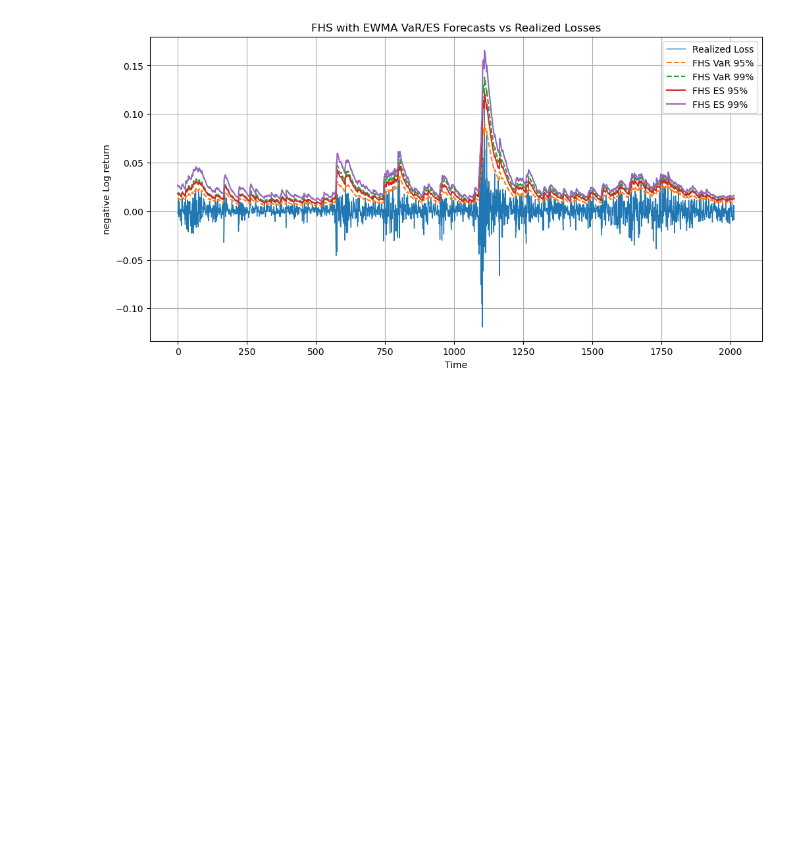
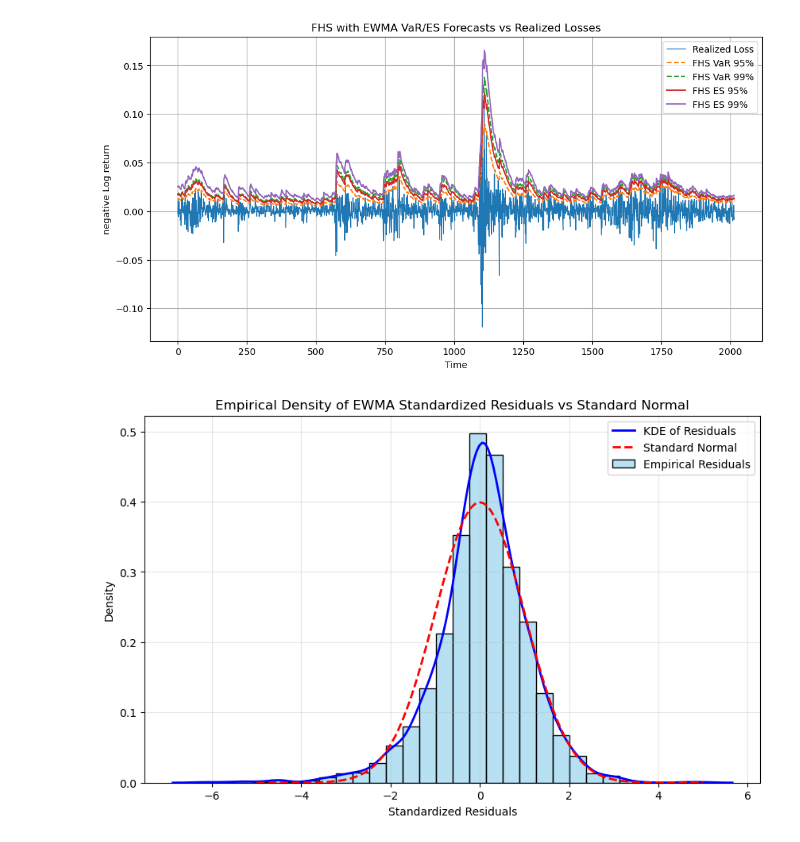
Before and after one commit to yibo-wang-25/QRM_Coursework_1, a Jupyter notebook: Part_B/QRM CW part b.ipynb, the cells around one changed output. Cells and saved outputs as stored; diff of their text form; code cells hidden in the pictures; blank space fills up the shorter version.

```diff
--- a/Part_B/QRM CW part b.ipynb
+++ b/Part_B/QRM CW part b.ipynb
@@ -8,19 +9,19 @@ from scipy.stats import norm
 df1=pd.read_csv("/Users/kimizuo/Desktop/QRM-2025-cw1-data-b(1).csv")
 # %%
 #Calculate the negative log return
-df1["neg Log return"]=-np.log(df1["Adj Close"]).diff().fillna(0)
+loss=-np.log(df1["Adj Close"]).diff().dropna().reset_index(drop=True)
 # %%
 #Historical Simulation with 500 windows
 result=[]
-for i in range(500, len(df1)-1):
-    window_losses = df1["neg Log return"][i-500:i]
+for i in range(500, len(loss)-1):
+    window_losses = loss[i-500:i]
     #Calulate the VaR and ES in the window
     VaR_95 = np.quantile(window_losses, 0.95)
     VaR_99 = np.quantile(window_losses, 0.99)
     ES_95 = window_losses[window_losses >= VaR_95].mean()
     ES_99 = window_losses[window_losses >= VaR_99].mean()
     result.append({"HS_VaR_95": VaR_95,"HS_ES_95": ES_95,"HS_VaR_99": VaR_99,"HS_ES_99": ES_99,
-                    "realized_loss": df1.loc[i, "neg Log return"]})
+                    "realized_loss": loss[i]})
 result = pd.DataFrame(result)
 # %%
 #Plot of results using HS
@@ -49,11 +50,11 @@ plt.show()
 #Filtered Historical Simulation with EWMA with 500 windows
 result1=[]
 #Initial estimation of variance
-variance=[df1["neg Log return"][:500].var()]
-residuals=list(df1["neg Log return"][:500]/np.sqrt(variance[0]))
-for i in range(500, len(df1)-1):
+variance=[loss[:500].var()]
+residuals=list(loss[:500]/np.sqrt(variance[0]))
+for i in range(500, len(loss)-1):
     window_losses = residuals[i-500:i]
-    variance.append(0.06*df1["neg Log return"][i-1]**2+0.94*variance[-1])
+    variance.append(0.06*loss[i-1]**2+0.94*variance[-1])
     #The 95% quantile for standardised residual
     z95=np.quantile(window_losses, 0.95)
     #The 99% quantile for standardised residual
@@ -63,9 +64,9 @@ for i in range(500, len(df1)-1):
     ES_95 = np.sqrt(variance[-1])*np.mean([x for x in window_losses if x >= z95])
     ES_99 = np.sqrt(variance[-1])*np.mean([x for x in window_losses if x >= z99])
     #Append the new standardised residual
-    residuals.append(df1["neg Log return"][i]/np.sqrt(variance[-1]))
+    residuals.append(loss[i]/np.sqrt(variance[-1]))
     result1.append({"FHS_VaR_95": VaR_95,"FHS_ES_95": ES_95,"FHS_VaR_99": VaR_99,"FHS_ES_99": ES_99,
-                    "realized_loss": df1.loc[i, "neg Log return"]})
+                    "realized_loss": loss[i]})
 result1 = pd.DataFrame(result1)
 # %%
 #Plot of results using HS
@@ -90,6 +91,28 @@ plt.grid(True)
 plt.show()
 # %% [output]
 [figure]
+# %%
+#Plot standardised residuals of EWMA
+plt.figure(figsize=(10,6))
+
+# Histogram
+sns.histplot(residuals, bins=30, kde=False, stat='density', color='skyblue', alpha=0.6, label='Empirical Residuals')
+
+# Kernel density estimate
+sns.kdeplot(residuals, color='blue', lw=2, label='KDE of Residuals')
+
+# Standard normal density
+x = np.linspace(-5, 5, 500)
+plt.plot(x, norm.pdf(x, 0, 1), 'r--', lw=2, label='Standard Normal')
+
+plt.title('Empirical Density of EWMA Standardized Residuals vs Standard Normal')
+plt.xlabel('Standardized Residuals')
+plt.ylabel('Density')
+plt.legend()
+plt.grid(alpha=0.3)
+plt.show()
+# %% [output]
+[figure, added]
 # %%
 #Implementation of FHS with GARCH method
 results2 = []
```
Also changed, not shown: parts of 7 cells of this notebook.
